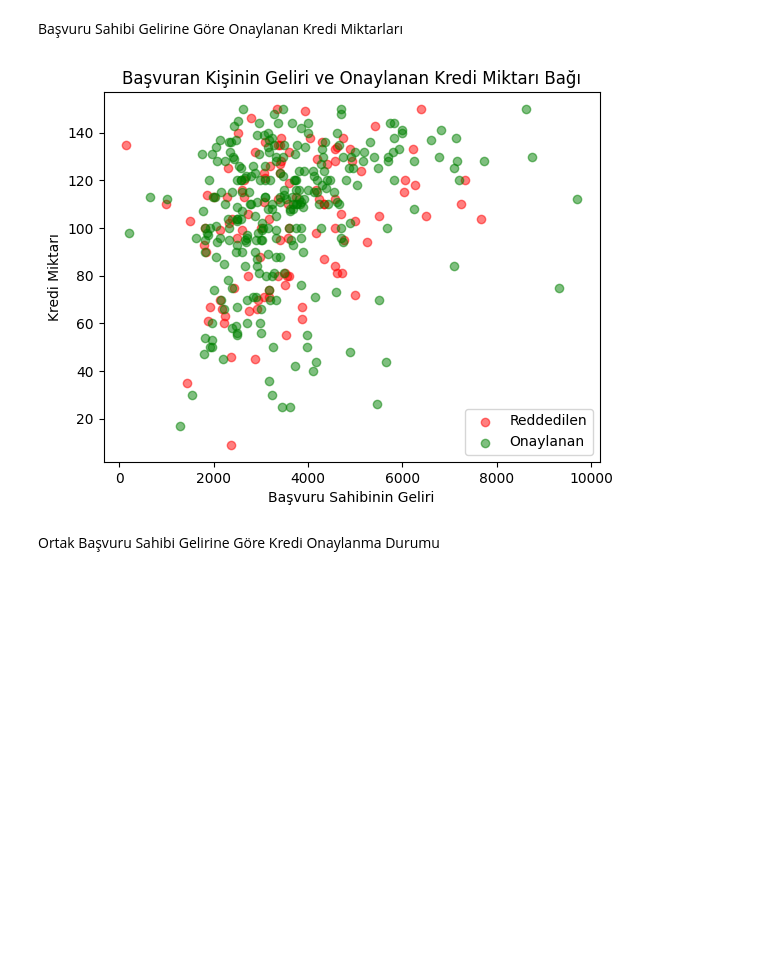
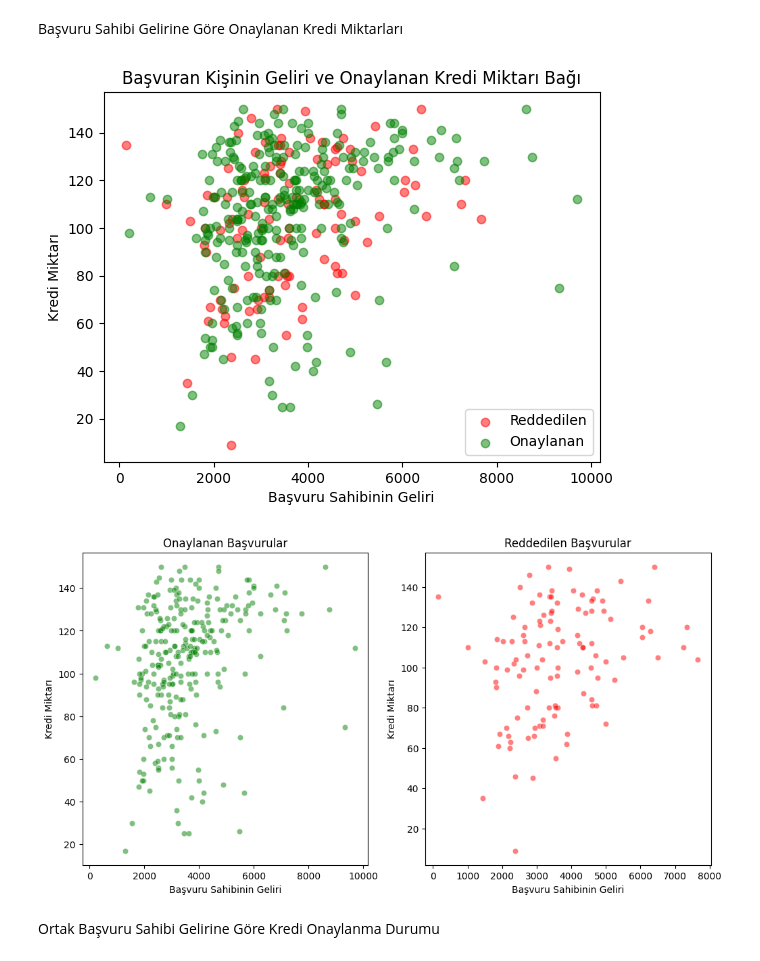
Before and after one commit to 1BarisErkus/AI, a Jupyter notebook: main.ipynb, the cells around one changed output. Drawn from its saved outputs; the diff is of its cells as text; code cells hidden in the pictures; blank space fills up the shorter version.

```diff
--- a/main.ipynb
+++ b/main.ipynb
@@ -230,15 +231,37 @@ Başvuru Sahibi Gelirine Göre Onaylanan Kredi Miktarları
 # %%
 for status in data["Loan_Status"].unique():
     plt.scatter(data[data["Loan_Status"] == status]["ApplicantIncome"],
                 data[data["Loan_Status"] == status]["LoanAmount"], label=status, alpha=0.5, c=['red', 'green'][status == 'Y'])
 
 plt.title("Başvuran Kişinin Geliri ve Onaylanan Kredi Miktarı Bağı")
 plt.xlabel("Başvuru Sahibinin Geliri")
 plt.ylabel("Kredi Miktarı")
 plt.legend(labels = ['Reddedilen', 'Onaylanan'])
 plt.show()
+
+
+# Onaylanan ve reddedilen başvuruların ayrılması
+approved_loans = data[data['Loan_Status'] == 'Y']
+rejected_loans = data[data['Loan_Status'] == 'N']
+
+fig, (ax1, ax2) = plt.subplots(1, 2, figsize=(12, 6))
+
+# Onaylanan başvurular için grafik
+sns.scatterplot(x="ApplicantIncome", y="LoanAmount", data=approved_loans, color='green', alpha=0.5, ax=ax1)
+ax1.set_title("Onaylanan Başvurular")
+ax1.set_xlabel("Başvuru Sahibinin Geliri")
+ax1.set_ylabel("Kredi Miktarı")
+
+# Reddedilen başvurular için grafik
+sns.scatterplot(x="ApplicantIncome", y="LoanAmount", data=rejected_loans, color='red', alpha=0.5, ax=ax2)
+ax2.set_title("Reddedilen Başvurular")
+ax2.set_xlabel("Başvuru Sahibinin Geliri")
+ax2.set_ylabel("Kredi Miktarı")
+
+plt.show()
 # %% [output]
 [figure]
+[figure, added]
 # %% [markdown]
 Ortak Başvuru Sahibi Gelirine Göre Kredi Onaylanma Durumu
 # %%
```
Also changed, not shown: parts of 8 cells of this notebook.
